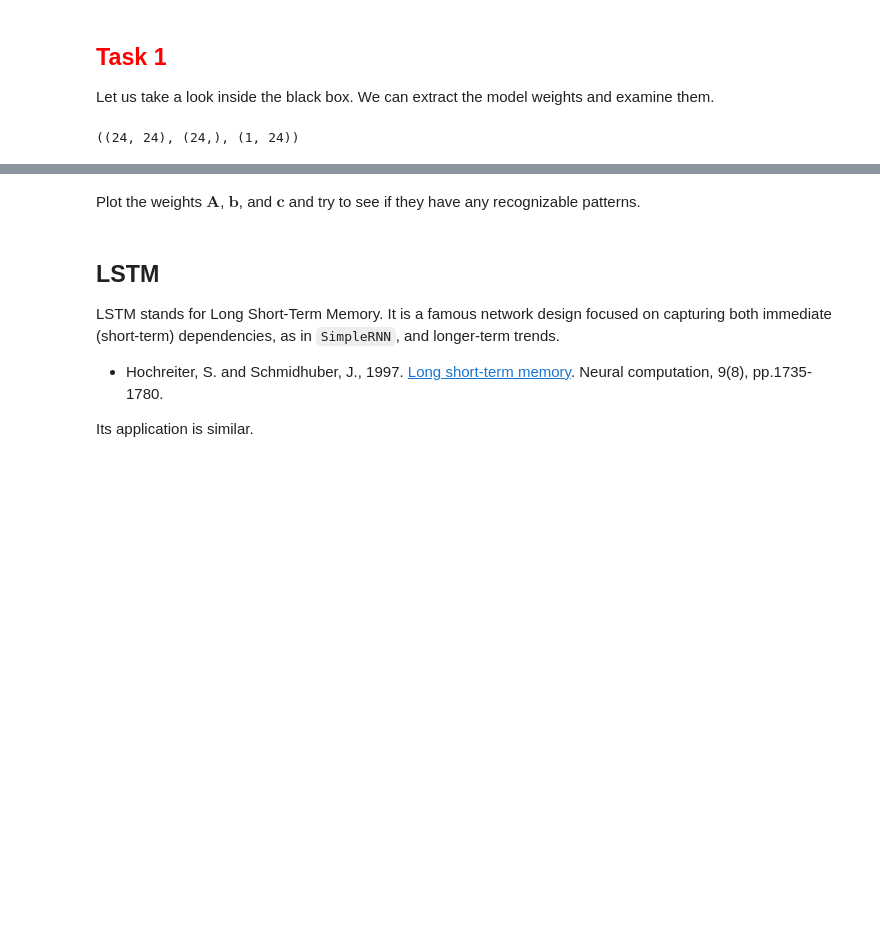
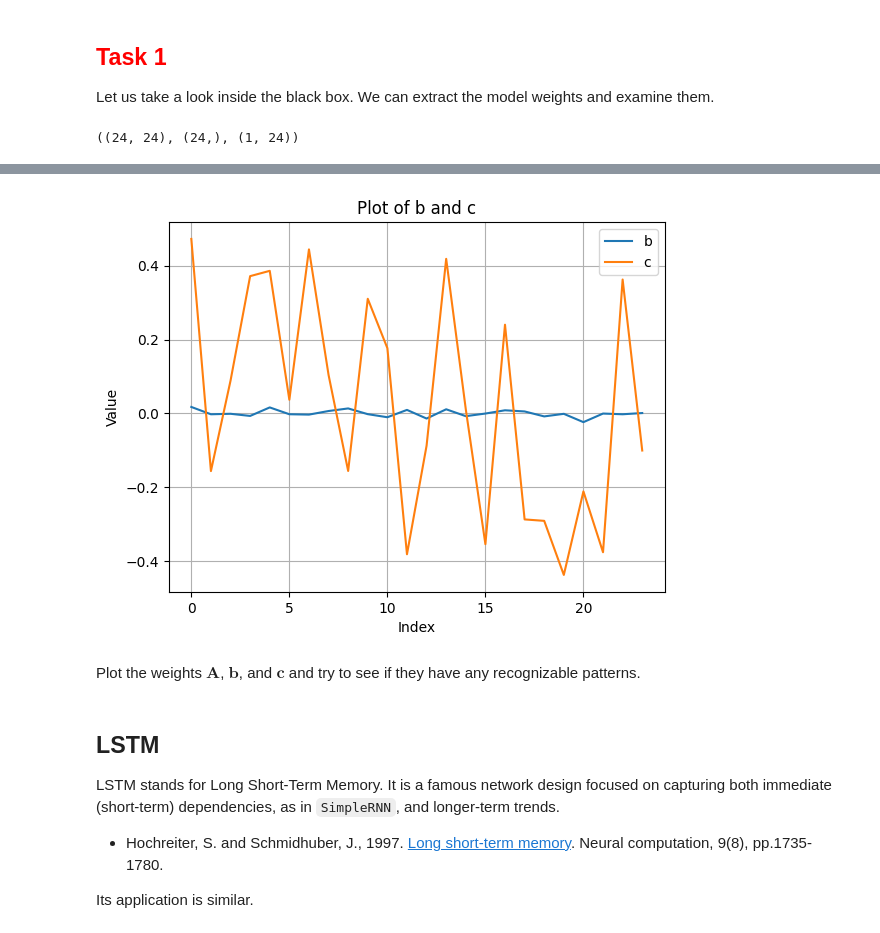
Before and after one commit to HJJJJX/GEO_Practice, a Jupyter notebook: 12-Recurrent.ipynb, the cells around one changed output, grey strips where cells are left out. Cells and saved outputs as stored; diff of their text form; code cells hidden in the pictures; blank space fills up the shorter version.

```diff
--- a/12-Recurrent.ipynb
+++ b/12-Recurrent.ipynb
@@ -326,3 +378,18 @@ A.shape, b.shape, c.shape
+# %%
+import numpy as np
+import matplotlib.pyplot as plt
+
+
+plt.plot(b, label='b')  # Plot b
+plt.plot(c[0], label='c')  # Plot c
+plt.xlabel('Index')
+plt.ylabel('Value')
+plt.title('Plot of b and c')
+plt.legend()  # Show legend
+plt.grid(True)
+plt.show()
+# %% [output]
+[figure, added]
 # %% [markdown]
 Plot the weights $\mathbf{A}$, $\mathbf{b}$, and $\mathbf{c}$ and try to see if they have any recognizable patterns.
 # %% [markdown]
```
Also changed, not shown: parts of 32 cells of this notebook.
